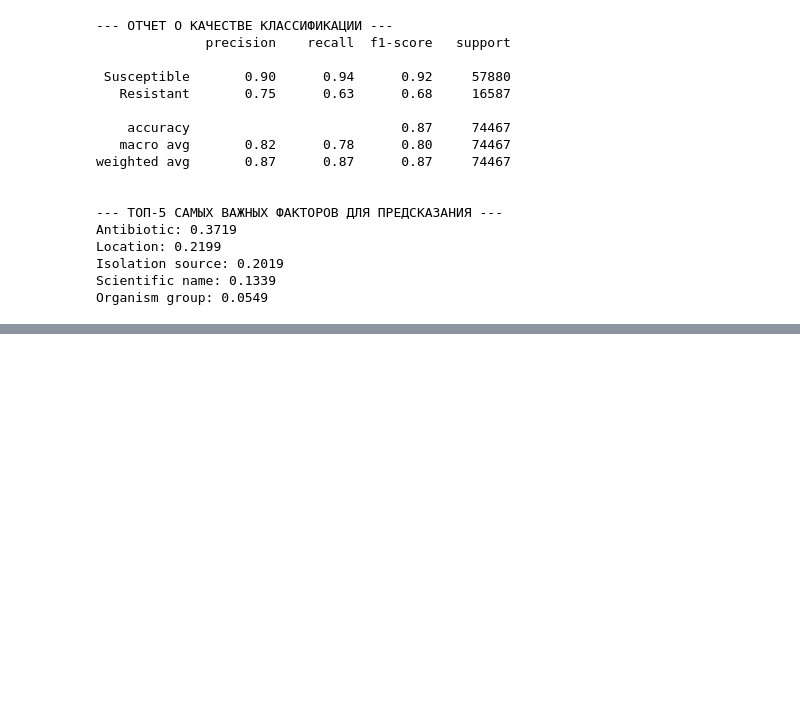
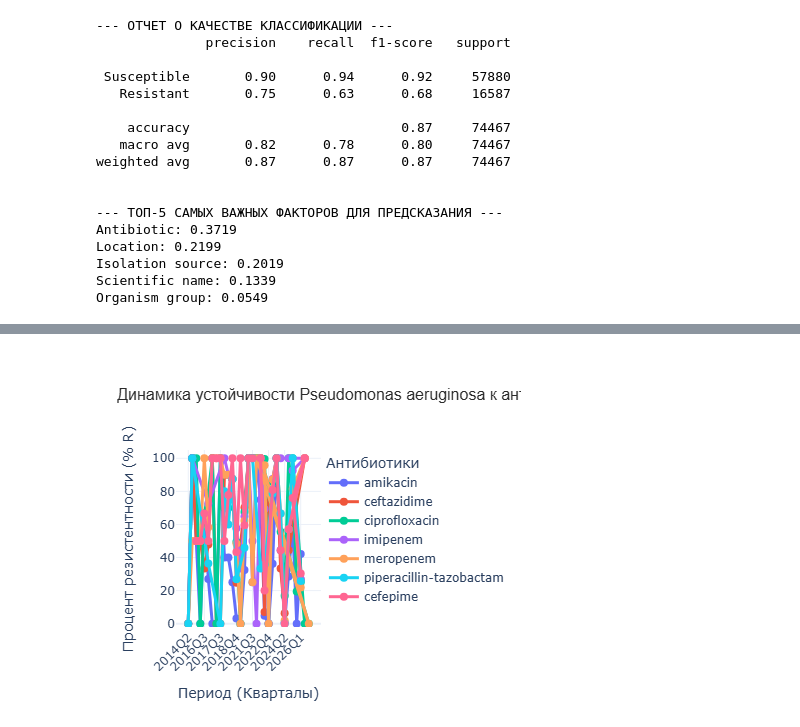
Before and after one commit to troiekurov-eng/Final_project_It_step_2026, a Jupyter notebook: Cleaning_data.ipynb, the cells around one changed output, grey strips where cells are left out. Cells and saved outputs as stored; diff of their text form; code cells hidden in the pictures; blank space fills up the shorter version.

```diff
--- a/Cleaning_data.ipynb
+++ b/Cleaning_data.ipynb
@@ -796,0 +882,91 @@ Organism group: 0.0549
+# %%
+# 2. ФИЛЬТРАЦИЯ ПО КОНКРЕТНОЙ БАКТЕРИИ
+# Фильтруем датафрейм только по Pseudomonas aeruginosa
+pa_df = df[df["Scientific name"] == "Pseudomonas aeruginosa"].copy()
+
+# Создаем временной интервал (группировка по кварталам 'Q')
+pa_df["Period"] = pa_df["Create date"].dt.to_period("Q")
+
+# --- 3. ВЫБОР СПИСКА АНТИБИОТИКОВ ДЛЯ P. AERUGINOSA ---
+# Обновленный список: строго антисинегнойные препараты (цефалоспорины, карбапенемы, фторхинолоны)
+# Внимание: Ertapenem убран, так как он НЕ действует на Pseudomonas aeruginosa
+my_antibiotics_pa = [
+    "ceftazidime",  # Антисинегнойный цефалоспорин III поколения
+    "cefepime",  # Антисинегнойный цефалоспорин IV поколения
+    "piperacillin-tazobactam",  # Защищенный антисинегнойный пенициллин
+    "meropenem",  # Карбапенем с высокой активностью против синегнойной палочки
+    "imipenem",  # Карбапенем резерва
+    "ciprofloxacin",  # Единственный доступный пероральный антисинегнойный препарат
+    "amikacin",  # Аминогликозид, часто применяемый в комбинациях
+]
+
+# Фильтруем данные строго по списку для P. aeruginosa
+pa_filtered = pa_df[pa_df["Antibiotic"].isin(my_antibiotics_pa)]
+
+# --- 4. РАСЧЕТ ПРОЦЕНТА РЕЗИСТЕНТНОСТИ (% R) ---
+trend_data_pa = (
+    pa_filtered.groupby(["Period", "Antibiotic"])["Resistance phenotype"]
+    .apply(lambda x: (x.str.upper() == "RESISTANT").sum() / x.count() * 100)
+    .reset_index(name="Resistance_Rate")
+)
+
+# Переводим периоды в строковый формат для корректного отображения в Plotly
+trend_data_pa["Period"] = trend_data_pa["Period"].astype(str)
+
+# Сортируем данные по периодам, чтобы линии на графике шли последовательно
+trend_data_pa = trend_data_pa.sort_values("Period")
+
+
+# --- 5. ПОСТРОЕНИЕ ИНТЕРАКТИВНОГО ГРАФИКА (PLOTLY) ---
+fig_pa = px.line(
+    trend_data_pa,
+    x="Period",
+    y="Resistance_Rate",
+    color="Antibiotic",  # Разделение линий по антибиотикам
+    title="Динамика устойчивости Pseudomonas aeruginosa к антисинегнойным препаратам",
+    markers=True,  # Включаем точки (маркеры) на изгибах линий
+    labels={  # Красивые названия осей во всплывающих подсказках
+        "Period": "Период (Кварталы)",
+        "Resistance_Rate": "Процент резистентности (% R)",
+        "Antibiotic": "Антибиотик",
+    },
+)
+
+# Настройка стиля и удобства отображения
+fig_pa.update_layout(
+    title_font_size=16,
+    title_font_family="Arial",
+    title_font_color="#2b2b2b",
+    xaxis_tickangle=-45,  # Поворачиваем даты, чтобы не перекрывали друг друга
+    yaxis_range=[
+        -2,
+        105,
+    ],  # Ограничиваем ось Y от 0 до 100 (с небольшим запасом для красоты)
+    template="plotly_white",  # Чистый белый фон с аккуратной сеткой
+    hovermode="x unified",  # При наведении показывает данные всех антибиотиков сразу
+    legend=dict(
+        title_text="Антибиотики",
+        yanchor="top",
+        y=1,
+        xanchor="left",
+        x=1.02,  # Убираем легенду вправо, чтобы она не мешала графику
+    ),
+)
+
+# Настройка самих линий (толщина и размер точек)
+fig_pa.update_traces(
+    line_width=3,
+    marker_size=8,
+    hovertemplate="%{y:.1f}%",  # Округляем процент в подсказке до 1 знака после запятой
+)
+
+# Показ графика
+fig_pa.show()
+
+# Сохранение в интерактивный HTML файл
+fig_pa.write_html("pseudomonas_aeruginosa_resistance_plotly.html")
+print(
+    "[Успешно] Интерактивный график сохранен как 'pseudomonas_aeruginosa_resistance_plotly.html'"
+)
+# %% [output]
+[figure, added]
```
Also changed, not shown: parts of 8 cells of this notebook.
